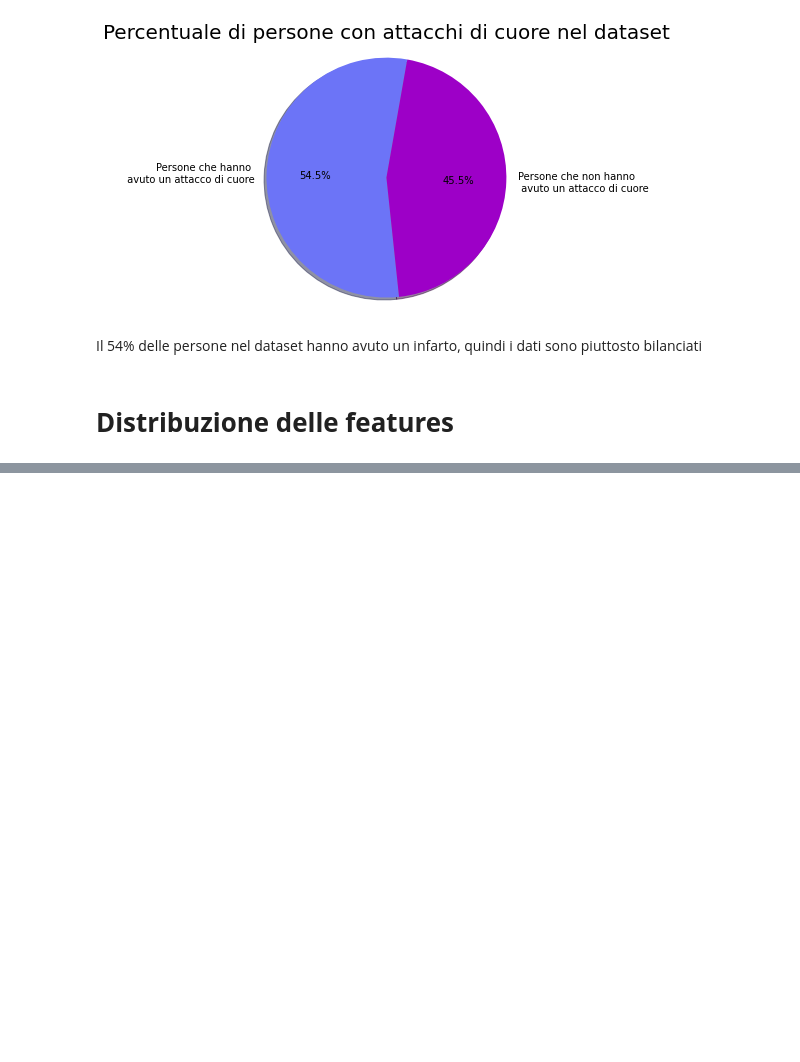
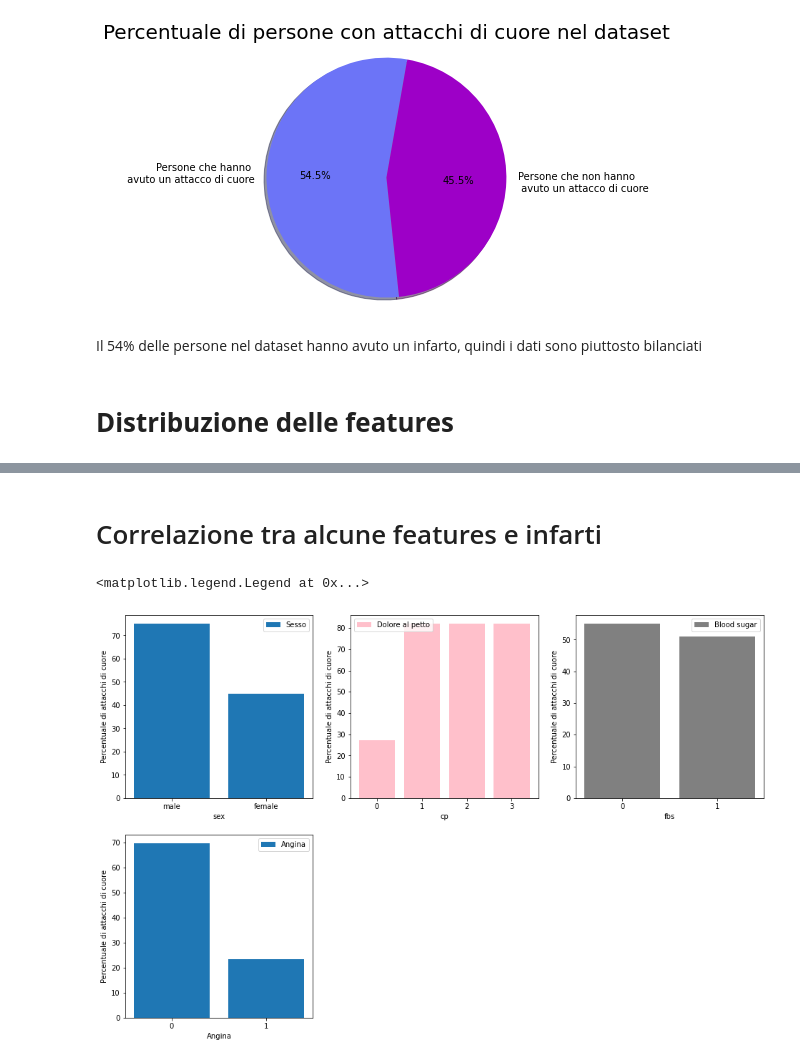
Before and after one commit to gari5/Principi-Modelli-Percezione, a Jupyter notebook: correlazione-tra-attacchi-di-cuore-e-features.ipynb, the cells around one changed output, grey strips where cells are left out. Saved outputs shown, nothing was run; the diff lists cells and outputs as text; code cells hidden in the pictures; blank space fills up the shorter version.

Commit message:
Kaggle Notebook | Correlazione tra attacchi di cuore e features | Version 8

```diff
--- a/correlazione-tra-attacchi-di-cuore-e-features.ipynb
+++ b/correlazione-tra-attacchi-di-cuore-e-features.ipynb
@@ -133,0 +117,48 @@ plt.show()
+# %% [markdown]
+# Correlazione tra alcune features e infarti
+# %%
+fig=plt.figure(figsize=(16, 16))
+fig = plt.subplot(331)
+df=data
+name='sex'
+l = [(100)*df[df[name]==0]['output'].sum()/len(df[df[name]==0]['output']),
+     (100)*df[df[name]==1]['output'].sum()/len(df[df[name]==1]['output'])]
+x=["male","female"]
+plt.bar(x,l,label='Sesso' )
+plt.xlabel(name)
+plt.ylabel('Percentuale di attacchi di cuore')
+plt.legend()
+fig = plt.subplot(332)
+df=data
+name='cp'
+l = [(100)*df[df[name]==0]['output'].sum()/len(df[df[name]==0]['output']),
+     (100)*df[df[name]==1]['output'].sum()/len(df[df[name]==1]['output']),
+    (100)*df[df[name]==1]['output'].sum()/len(df[df[name]==1]['output']),
+    (100)*df[df[name]==1]['output'].sum()/len(df[df[name]==1]['output'])]
+x=["0","1",'2','3']
+plt.bar(x,l,label='Dolore al petto' , color="pink")
+plt.xlabel(name)
+plt.ylabel('Percentuale di attacchi di cuore')
+plt.legend()
+
+fig = plt.subplot(333)
+name='fbs'
+l = [(100)*df[df[name]==0]['output'].sum()/len(df[df[name]==0]['output']),
+     (100)*df[df[name]==1]['output'].sum()/len(df[df[name]==1]['output'])]
+x=["0","1"]
+plt.bar(x,l,label='Blood sugar', color="grey" )
+plt.xlabel(name)
+plt.ylabel('Percentuale di attacchi di cuore')
+plt.legend()
+fig = plt.subplot(334)
+name='exng'
+l = [(100)*df[df[name]==0]['output'].sum()/len(df[df[name]==0]['output']),
+     (100)*df[df[name]==1]['output'].sum()/len(df[df[name]==1]['output'])]
+x=["0","1"]
+plt.bar(x,l,label='Angina' )
+plt.xlabel('Angina')
+plt.ylabel('Percentuale di attacchi di cuore')
+plt.legend()
+# %% [output]
+<matplotlib.legend.Legend at 0x...>
+[figure, added]
```
Also changed, not shown: parts of 13 cells of this notebook.
